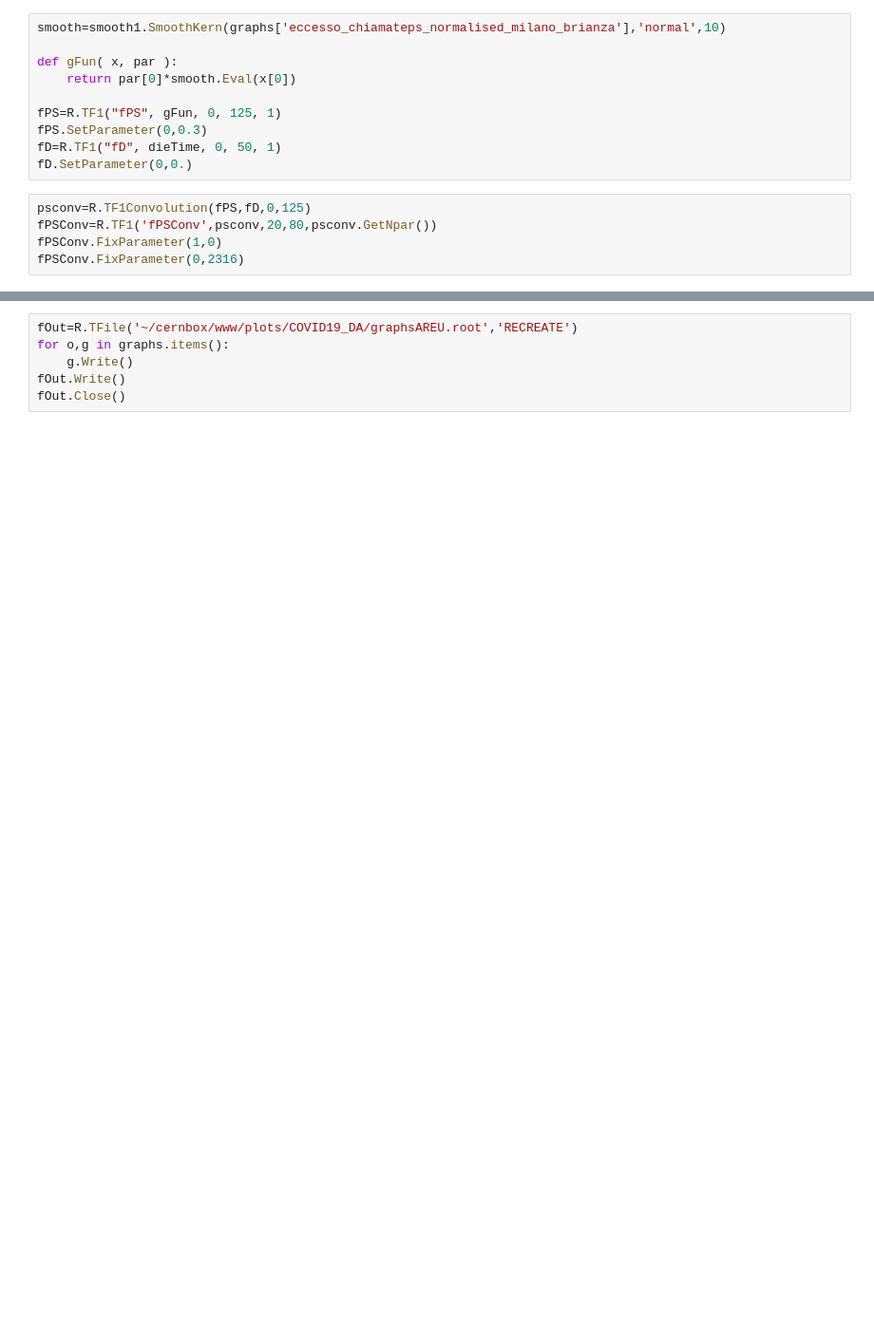
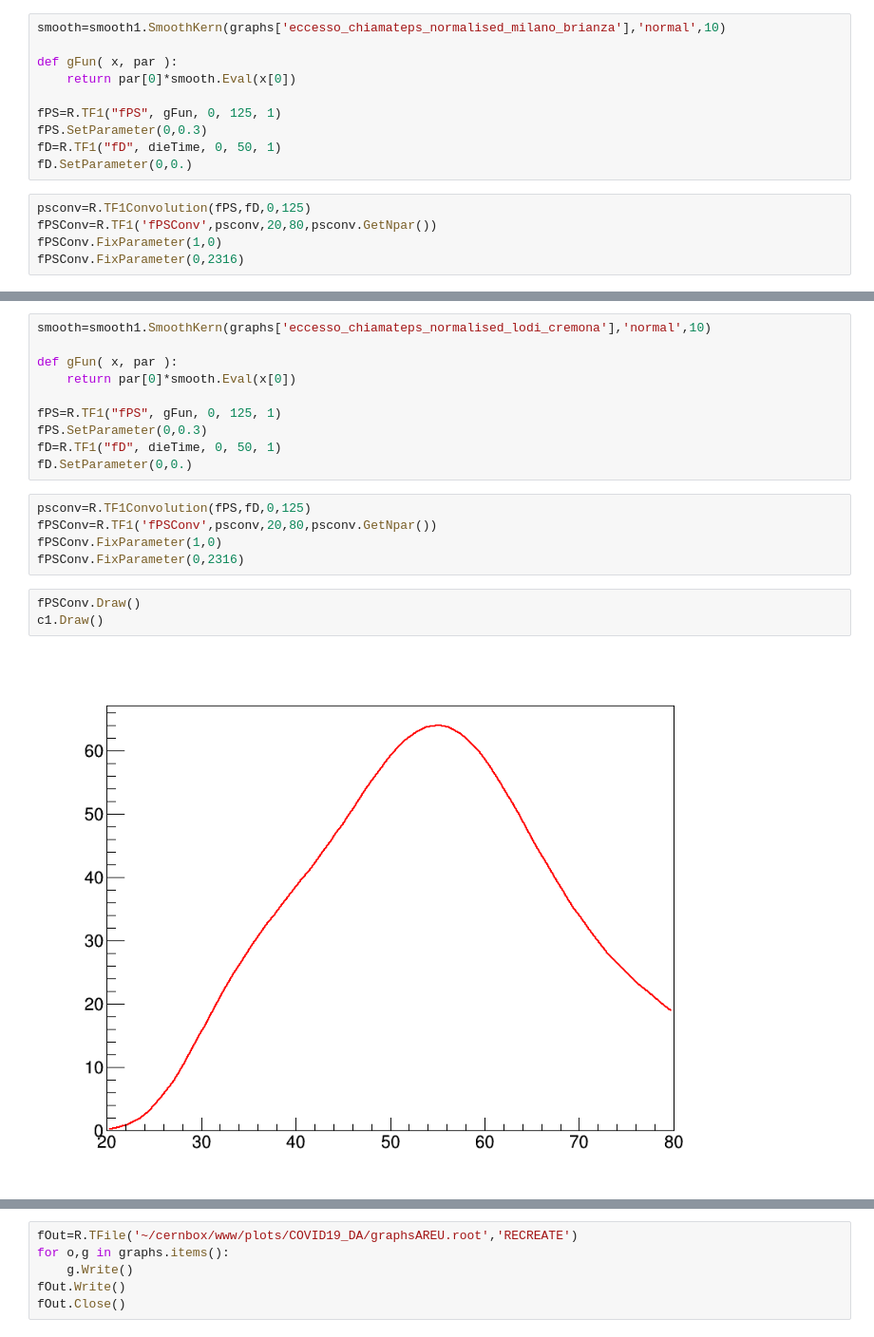
Before and after one commit to pmeridian/COVID19_DA, a Jupyter notebook: AREU.ipynb, the cells around one changed output, grey strips where cells are left out. Shown: that part at 95% size. Cells and saved outputs as stored; diff of their text form; blank space fills up the shorter version.

```diff
--- a/AREU.ipynb
+++ b/AREU.ipynb
@@ -752,3 +790,23 @@ for ext in ['.pdf','.png','.root']:
+# %%
+smooth=smooth1.SmoothKern(graphs['eccesso_chiamateps_normalised_lodi_cremona'],'normal',10)
+
+def gFun( x, par ):
+    return par[0]*smooth.Eval(x[0])
+
+fPS=R.TF1("fPS", gFun, 0, 125, 1)
+fPS.SetParameter(0,0.3)
+fD=R.TF1("fD", dieTime, 0, 50, 1)
+fD.SetParameter(0,0.)
+# %%
+psconv=R.TF1Convolution(fPS,fD,0,125)
+fPSConv=R.TF1('fPSConv',psconv,20,80,psconv.GetNpar())
+fPSConv.FixParameter(1,0)
+fPSConv.FixParameter(0,2316)
+# %%
+fPSConv.Draw()
+c1.Draw()
+# %% [output]
+[figure, added]
 # %%
 leg=R.TLegend(0.64,0.88,0.89,0.75)
 leg.SetBorderSize(0)
```
Also changed, not shown: parts of 8 cells of this notebook, 3 other files.
